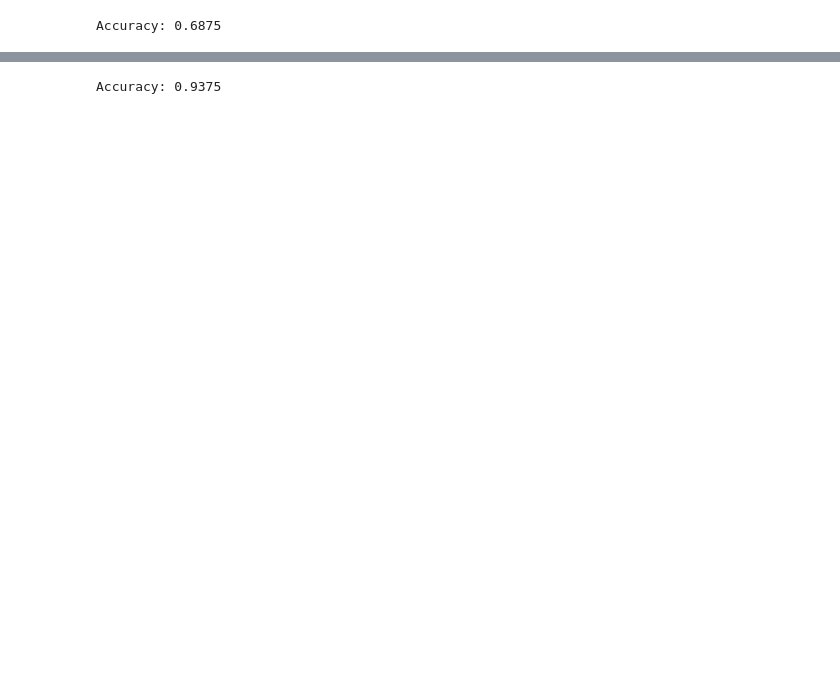
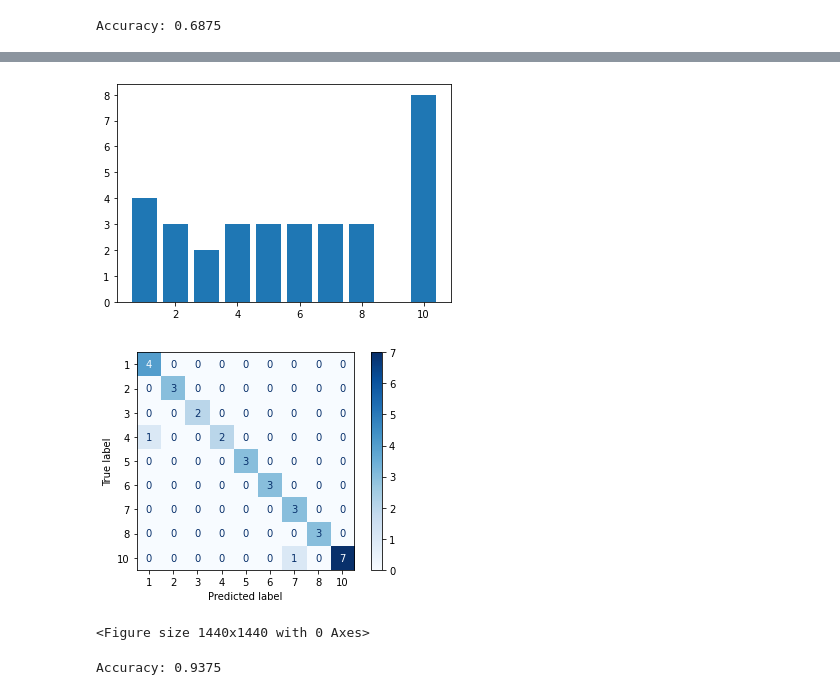
Before and after one commit to Jonathan-Bowden/jonathan-bowden.github.io, a Jupyter notebook: DataTraining.ipynb, the cells around one changed output, grey strips where cells are left out. Drawn from its saved outputs; the diff is of its cells as text; code cells hidden in the pictures; blank space fills up the shorter version.

```diff
--- a/DataTraining.ipynb
+++ b/DataTraining.ipynb
@@ -264,3 +318,21 @@ Accuracy: 0.90625
+# %%
+cf_matrix = confusion_matrix(reduce_test_y, yhat)
+
+#print(cf_matrix)
+
+labels, counts = np.unique(reduce_test_y, return_counts=True)
+plt.bar(labels, counts, align='center')
+#predicted_labels = classifier.predict(X_test)
+cnf_matrix = confusion_matrix(reduce_test_y, yhat)
+disp = plot_confusion_matrix(blv, reduce_test_x, reduce_test_y,
+                                 display_labels=labels,
+                                 cmap=plt.cm.Blues)
+plt.figure(figsize=(20,20))
+plt.show()
+# %% [output]
+[figure, added]
+[figure, added]
+<Figure size 1440x1440 with 0 Axes>
 # %%
 elv = ExtraTreesClassifier()
 elv.fit(train_x, train_y)
```
Also changed, not shown: parts of 10 cells of this notebook.
